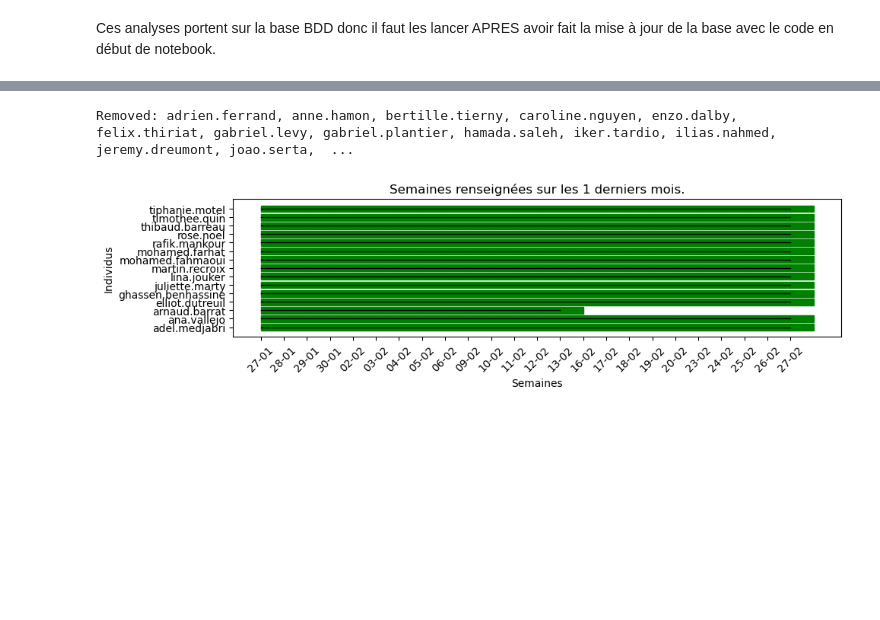
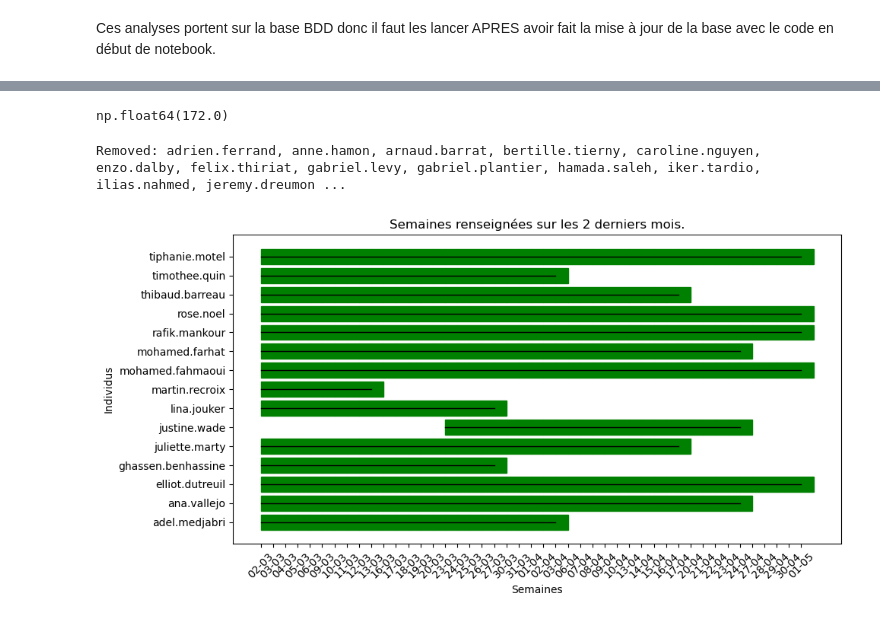
Before and after one commit to tiphanie-motel/Suivi-Staffing-ILB, a Jupyter notebook: notebook.ipynb, the cells around one changed output, grey strips where cells are left out. Drawn from its saved outputs; the diff is of its cells as text; code cells hidden in the pictures; blank space fills up the shorter version.

```diff
--- a/notebook.ipynb
+++ b/notebook.ipynb
@@ -152,5 +149,9 @@ get_details_about_someone(vision_personne, prenom_nom="martin.recroix", year=202
+# %%
+get_details_about_someone(vision_personne, prenom_nom="juliette.marty", year=2026, month=3)["h"].sum()
+# %% [output]
+np.float64(172.0)
 # %%
-checking_the_good_labsiens(vision_personne, k_months_ago=1)
+checking_the_good_labsiens(vision_personne, k_months_ago=2)
 # %% [output]
-Removed: adrien.ferrand, anne.hamon, bertille.tierny, caroline.nguyen, enzo.dalby, felix.thiriat, gabriel.levy, gabriel.plantier, hamada.saleh, iker.tardio, ilias.nahmed, jeremy.dreumont, joao.serta,  ...
+Removed: adrien.ferrand, anne.hamon, arnaud.barrat, bertille.tierny, caroline.nguyen, enzo.dalby, felix.thiriat, gabriel.levy, gabriel.plantier, hamada.saleh, iker.tardio, ilias.nahmed, jeremy.dreumon ...
-[figure, old version]
+[figure, new version]
```
Also changed, not shown: parts of 4 cells of this notebook.
